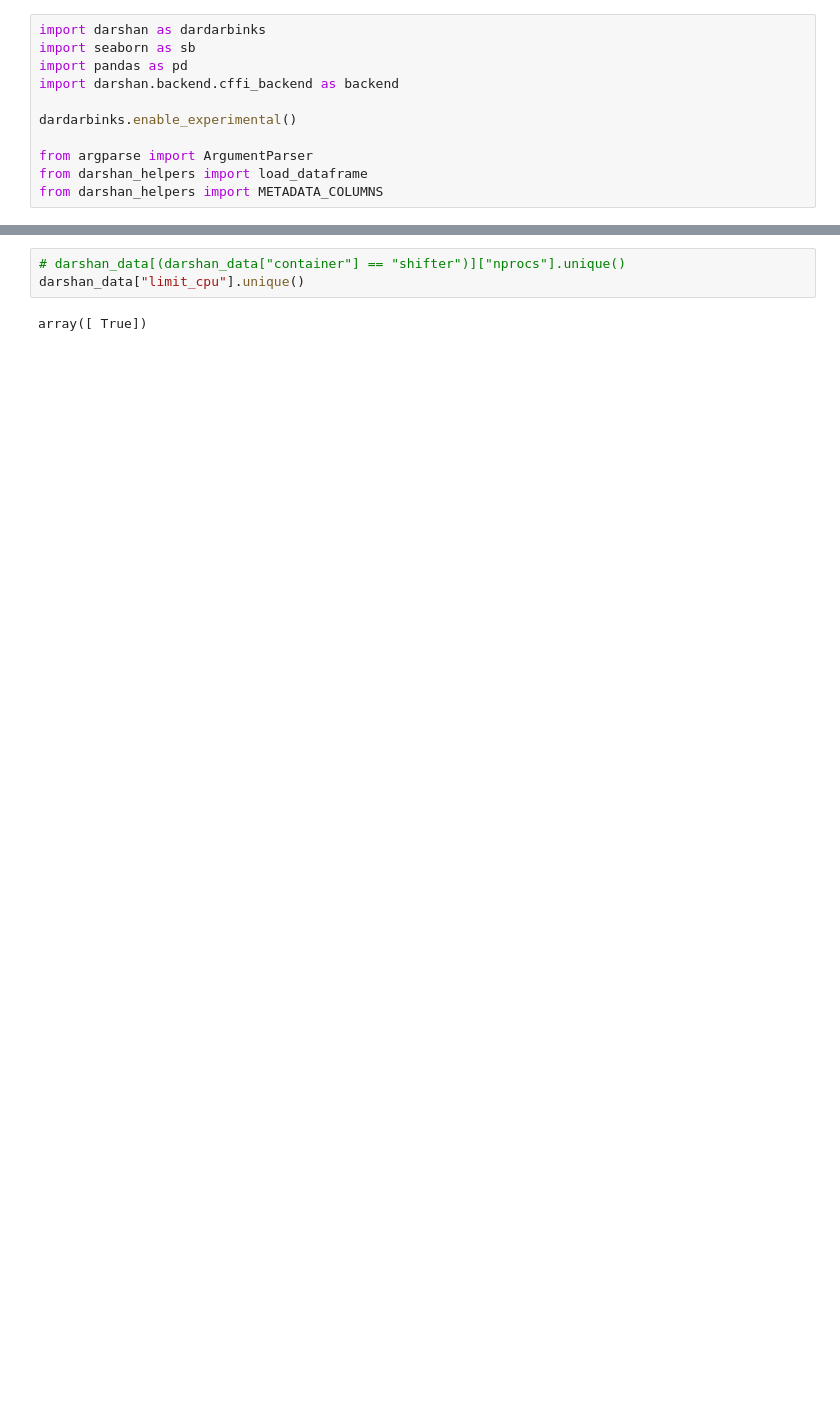
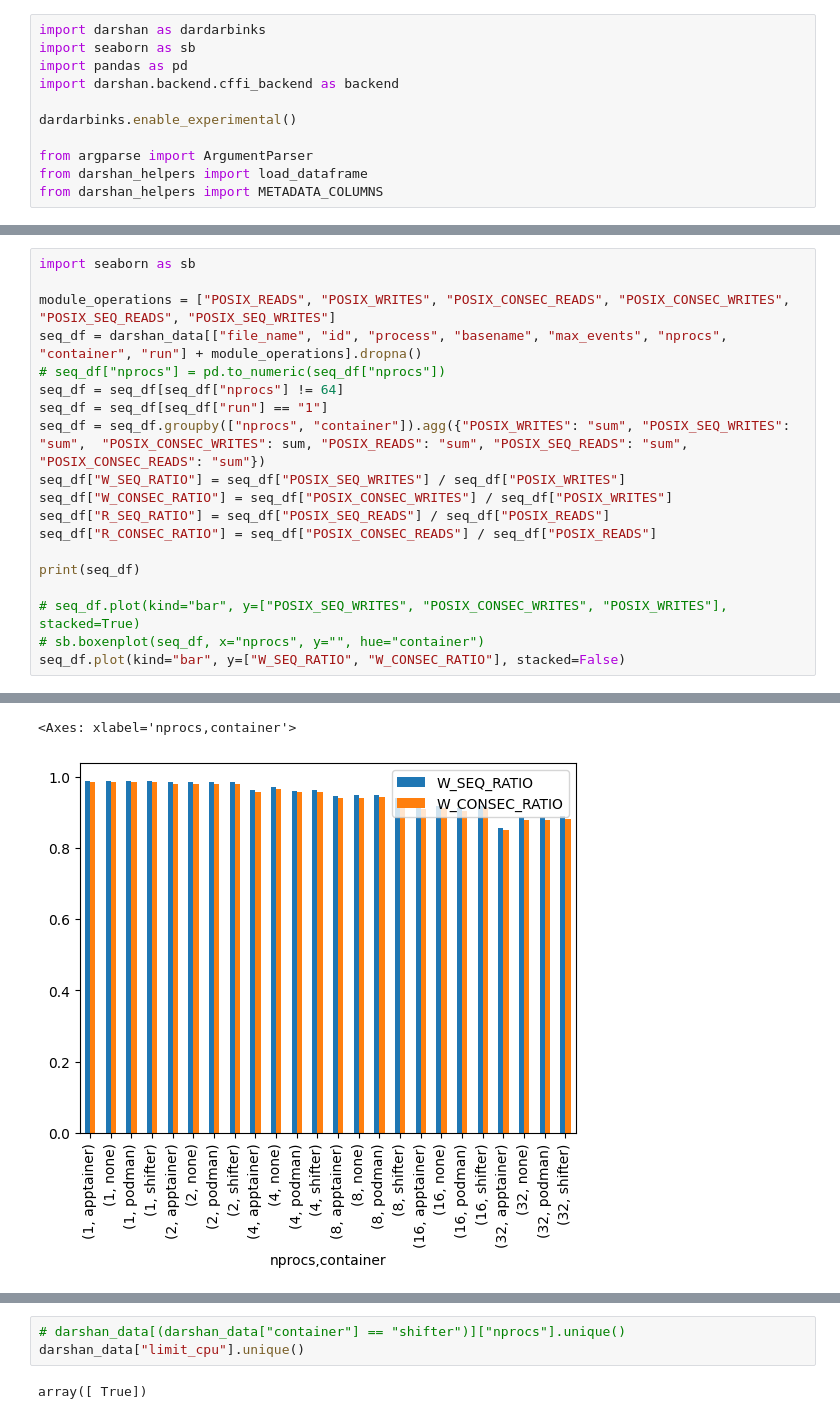
Before and after one commit to WesKw/DerivationExperiments, a Jupyter notebook: analysis/plot_posix_v_stdio.ipynb, the cells around one changed output, grey strips where cells are left out. Saved outputs shown, nothing was run; the diff lists cells and outputs as text; blank space fills up the shorter version.

```diff
--- a/analysis/plot_posix_v_stdio.ipynb
+++ b/analysis/plot_posix_v_stdio.ipynb
@@ -65,0 +88,20 @@ Logs loaded
+# %%
+import seaborn as sb
+
+module_operations = ["POSIX_READS", "POSIX_WRITES", "POSIX_CONSEC_READS", "POSIX_CONSEC_WRITES", "POSIX_SEQ_READS", "POSIX_SEQ_WRITES"]
+seq_df = darshan_data[["file_name", "id", "process", "basename", "max_events", "nprocs", "container", "run"] + module_operations].dropna()
+# seq_df["nprocs"] = pd.to_numeric(seq_df["nprocs"])
+seq_df = seq_df[seq_df["nprocs"] != 64]
+seq_df = seq_df[seq_df["run"] == "1"]
+seq_df = seq_df.groupby(["nprocs", "container"]).agg({"POSIX_WRITES": "sum", "POSIX_SEQ_WRITES": "sum",  "POSIX_CONSEC_WRITES": sum, "POSIX_READS": "sum", "POSIX_SEQ_READS": "sum", "POSIX_CONSEC_READS": "sum"})
+seq_df["W_SEQ_RATIO"] = seq_df["POSIX_SEQ_WRITES"] / seq_df["POSIX_WRITES"]
+seq_df["W_CONSEC_RATIO"] = seq_df["POSIX_CONSEC_WRITES"] / seq_df["POSIX_WRITES"]
+seq_df["R_SEQ_RATIO"] = seq_df["POSIX_SEQ_READS"] / seq_df["POSIX_READS"]
+seq_df["R_CONSEC_RATIO"] = seq_df["POSIX_CONSEC_READS"] / seq_df["POSIX_READS"]
+
+print(seq_df)
+
+# seq_df.plot(kind="bar", y=["POSIX_SEQ_WRITES", "POSIX_CONSEC_WRITES", "POSIX_WRITES"], stacked=True)
+# sb.boxenplot(seq_df, x="nprocs", y="", hue="container")
+seq_df.plot(kind="bar", y=["W_SEQ_RATIO", "W_CONSEC_RATIO"], stacked=False)
+# %% [output]
@@ -66,3 +125,5 @@ Logs loaded
+<Axes: xlabel='nprocs,container'>
+[figure, added]
 # %%
 import seaborn as sb
 
```
Also changed, not shown: parts of 10 cells of this notebook, 2 other files.
